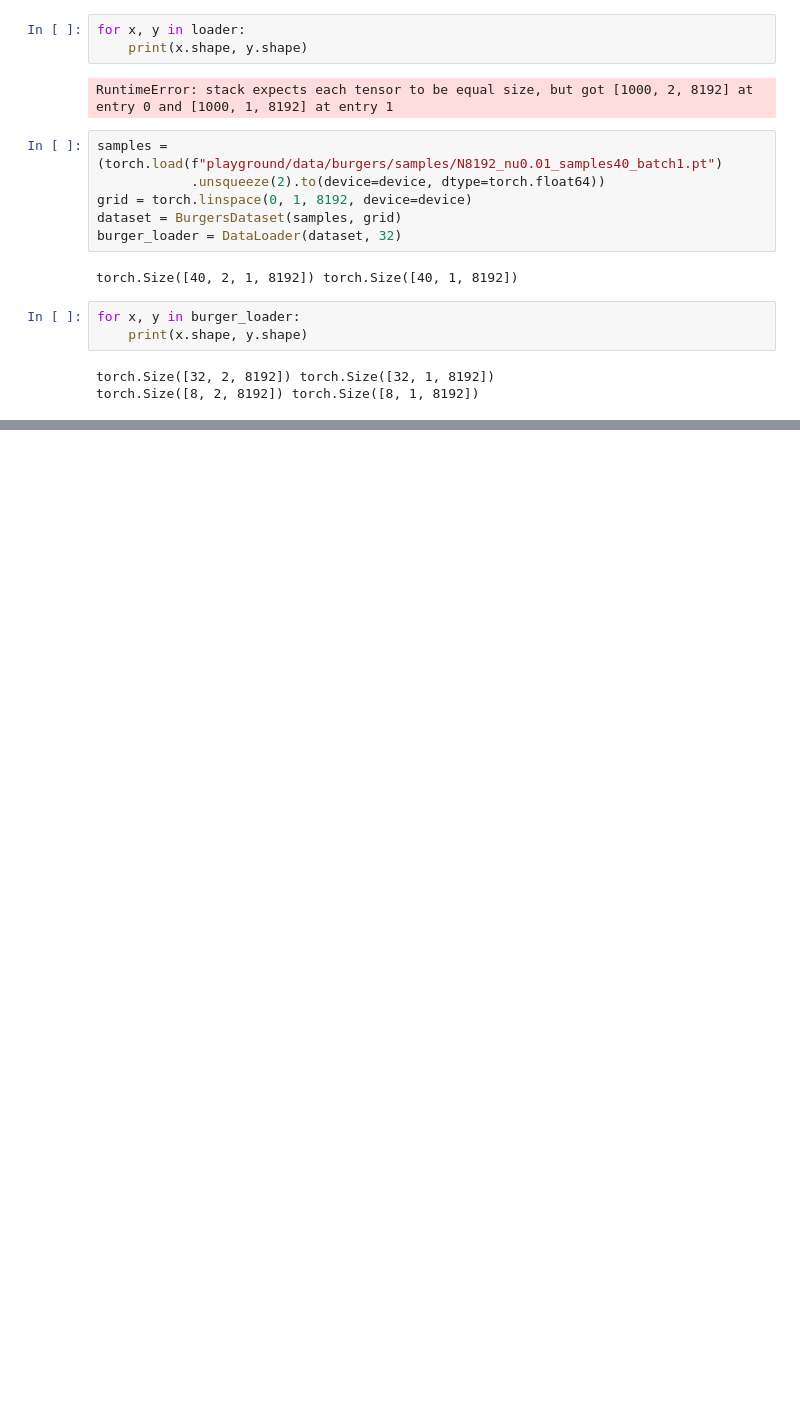
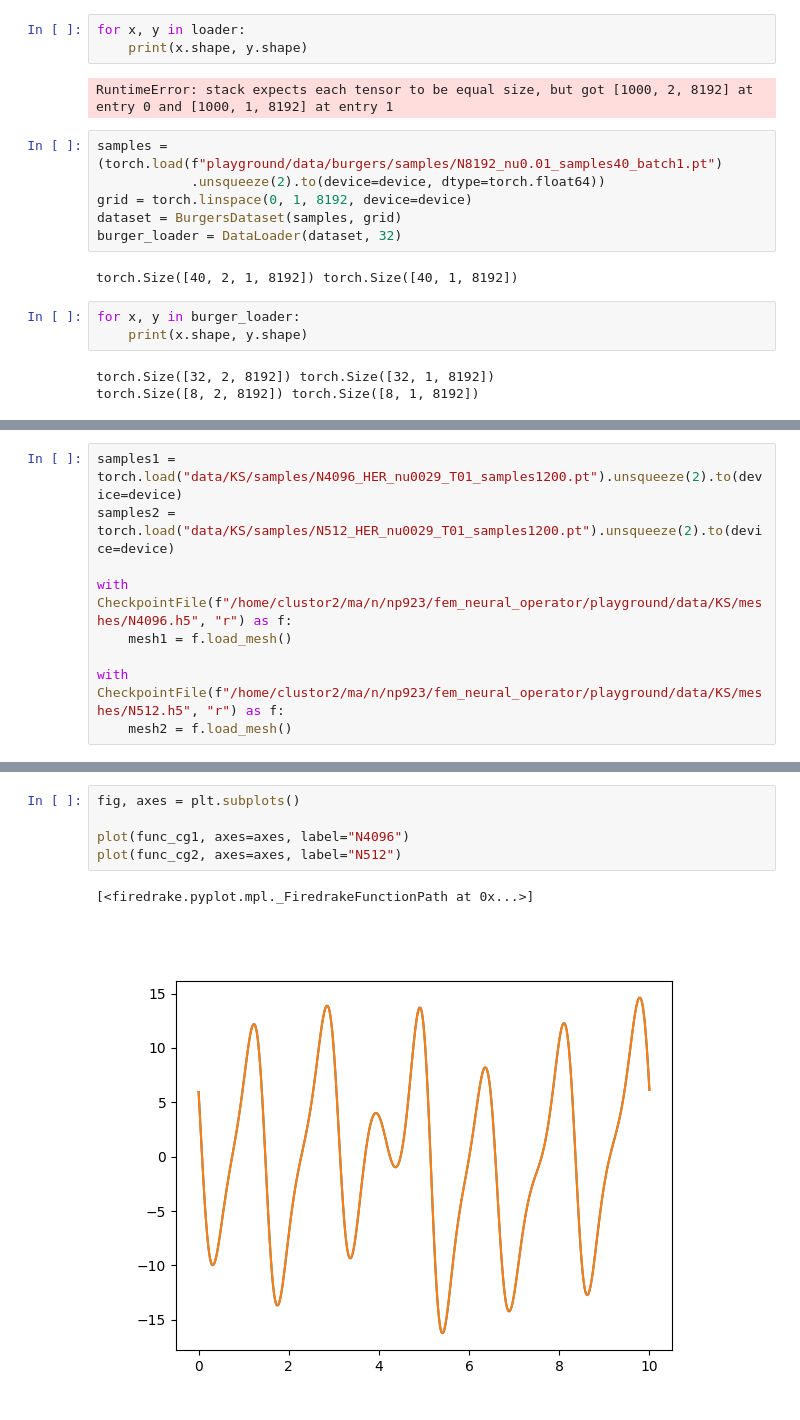
Before and after one commit to nadav7679/fem_neural_operator, a Jupyter notebook: playground/test_KS.ipynb, the cells around one changed output, grey strips where cells are left out. Cells and saved outputs as stored; diff of their text form; blank space fills up the shorter version.

```diff
--- a/playground/test_KS.ipynb
+++ b/playground/test_KS.ipynb
@@ -208,0 +263,9 @@ torch.Size([8, 2, 8192]) torch.Size([8, 1, 8192])
+# %%
+samples1 = torch.load("data/KS/samples/N4096_HER_nu0029_T01_samples1200.pt").unsqueeze(2).to(device=device)
+samples2 = torch.load("data/KS/samples/N512_HER_nu0029_T01_samples1200.pt").unsqueeze(2).to(device=device)
+
+with CheckpointFile(f"/home/clustor2/ma/n/np923/fem_neural_operator/playground/data/KS/meshes/N4096.h5", "r") as f:
+    mesh1 = f.load_mesh()
+
+with CheckpointFile(f"/home/clustor2/ma/n/np923/fem_neural_operator/playground/data/KS/meshes/N512.h5", "r") as f:
+    mesh2 = f.load_mesh()
@@ -208,0 +287,8 @@ torch.Size([8, 2, 8192]) torch.Size([8, 1, 8192])
+# %%
+fig, axes = plt.subplots()
+
+plot(func_cg1, axes=axes, label="N4096")
+plot(func_cg2, axes=axes, label="N512")
+# %% [output]
+[<firedrake.pyplot.mpl._FiredrakeFunctionPath at 0x...>]
+[figure, added]
```
Also changed, not shown: parts of 6 cells of this notebook, 8 other files.
